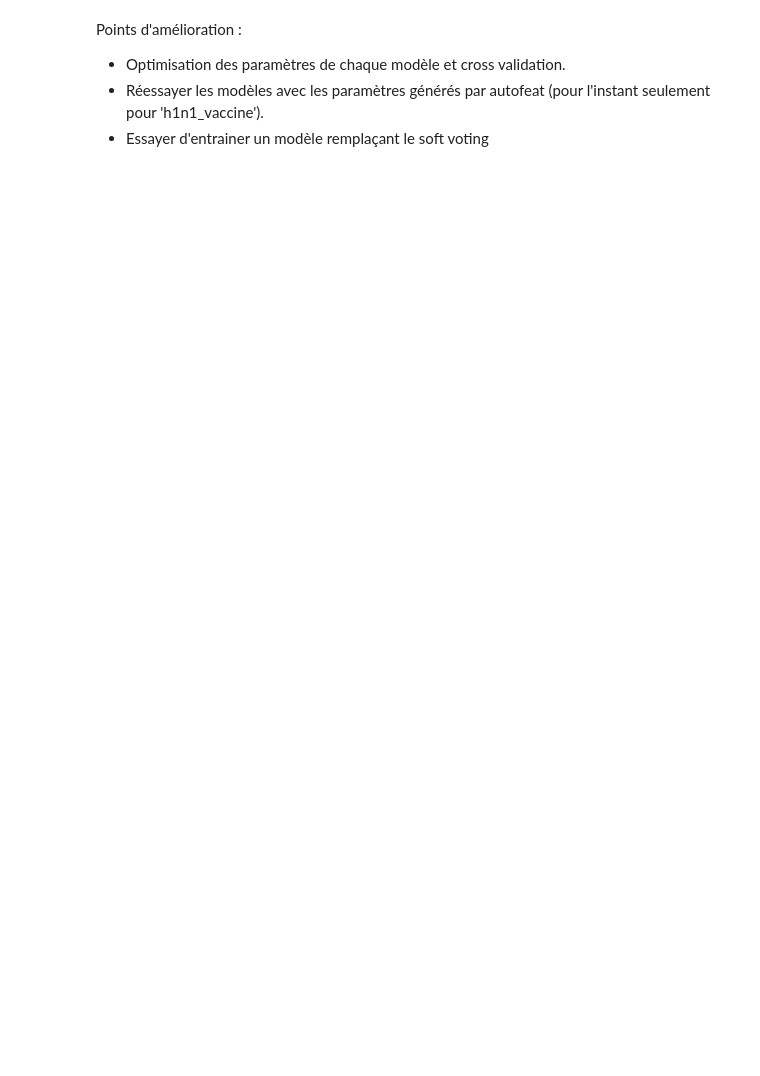
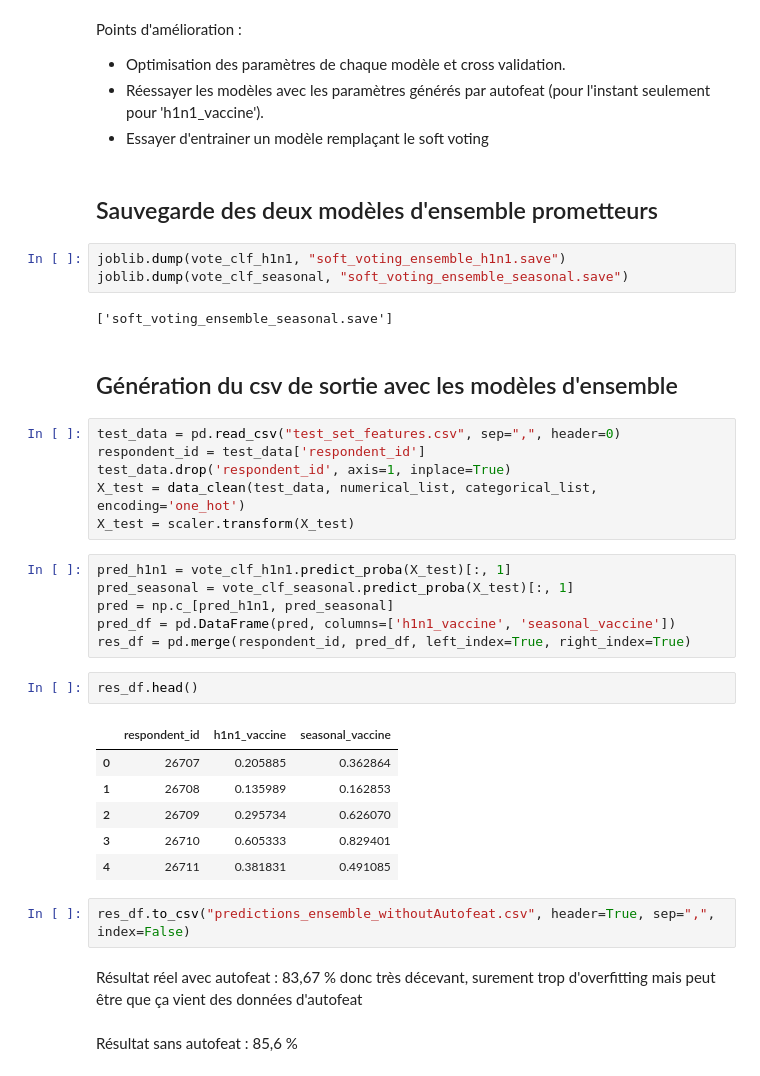
Before and after one commit to rbazin/H1N1-Flu-Shot-Learning, a Jupyter notebook: ensembleLearning.ipynb, the cells around one changed output. Drawn from its saved outputs; the diff is of its cells as text; blank space fills up the shorter version.

```diff
--- a/ensembleLearning.ipynb
+++ b/ensembleLearning.ipynb
@@ -481,3 +503,41 @@ Points d'amélioration :
 * Optimisation des paramètres de chaque modèle et cross validation.
 * Réessayer les modèles avec les paramètres générés par autofeat (pour l'instant seulement pour 'h1n1_vaccine').
 * Essayer d'entrainer un modèle remplaçant le soft voting
+# %% [markdown]
+Sauvegarde des deux modèles d'ensemble prometteurs
+---------------
+# %%
+joblib.dump(vote_clf_h1n1, "soft_voting_ensemble_h1n1.save")
+joblib.dump(vote_clf_seasonal, "soft_voting_ensemble_seasonal.save")
+# %% [output]
+['soft_voting_ensemble_seasonal.save']
+# %% [markdown]
+Génération du csv de sortie avec les modèles d'ensemble
+---------
+# %%
+test_data = pd.read_csv("test_set_features.csv", sep=",", header=0)
+respondent_id = test_data['respondent_id']
+test_data.drop('respondent_id', axis=1, inplace=True)
+X_test = data_clean(test_data, numerical_list, categorical_list, encoding='one_hot')
+X_test = scaler.transform(X_test)
+# %%
+pred_h1n1 = vote_clf_h1n1.predict_proba(X_test)[:, 1]
+pred_seasonal = vote_clf_seasonal.predict_proba(X_test)[:, 1]
+pred = np.c_[pred_h1n1, pred_seasonal]
+pred_df = pd.DataFrame(pred, columns=['h1n1_vaccine', 'seasonal_vaccine'])
+res_df = pd.merge(respondent_id, pred_df, left_index=True, right_index=True)
+# %%
+res_df.head()
+# %% [output]
+|  | respondent_id | h1n1_vaccine | seasonal_vaccine |
+| 0 | 26707 | 0.205885 | 0.362864 |
+| 1 | 26708 | 0.135989 | 0.162853 |
+| 2 | 26709 | 0.295734 | 0.626070 |
+| 3 | 26710 | 0.605333 | 0.829401 |
+| 4 | 26711 | 0.381831 | 0.491085 |
+# %%
+res_df.to_csv("predictions_ensemble_withoutAutofeat.csv", header=True, sep=",", index=False)
+# %% [markdown]
+Résultat réel avec autofeat : 83,67 % donc très décevant, surement trop d'overfitting mais peut être que ça vient des données d'autofeat
+# %% [markdown]
+Résultat sans autofeat : 85,6 %
```
Also changed, not shown: parts of 15 cells of this notebook, 7 other files.
